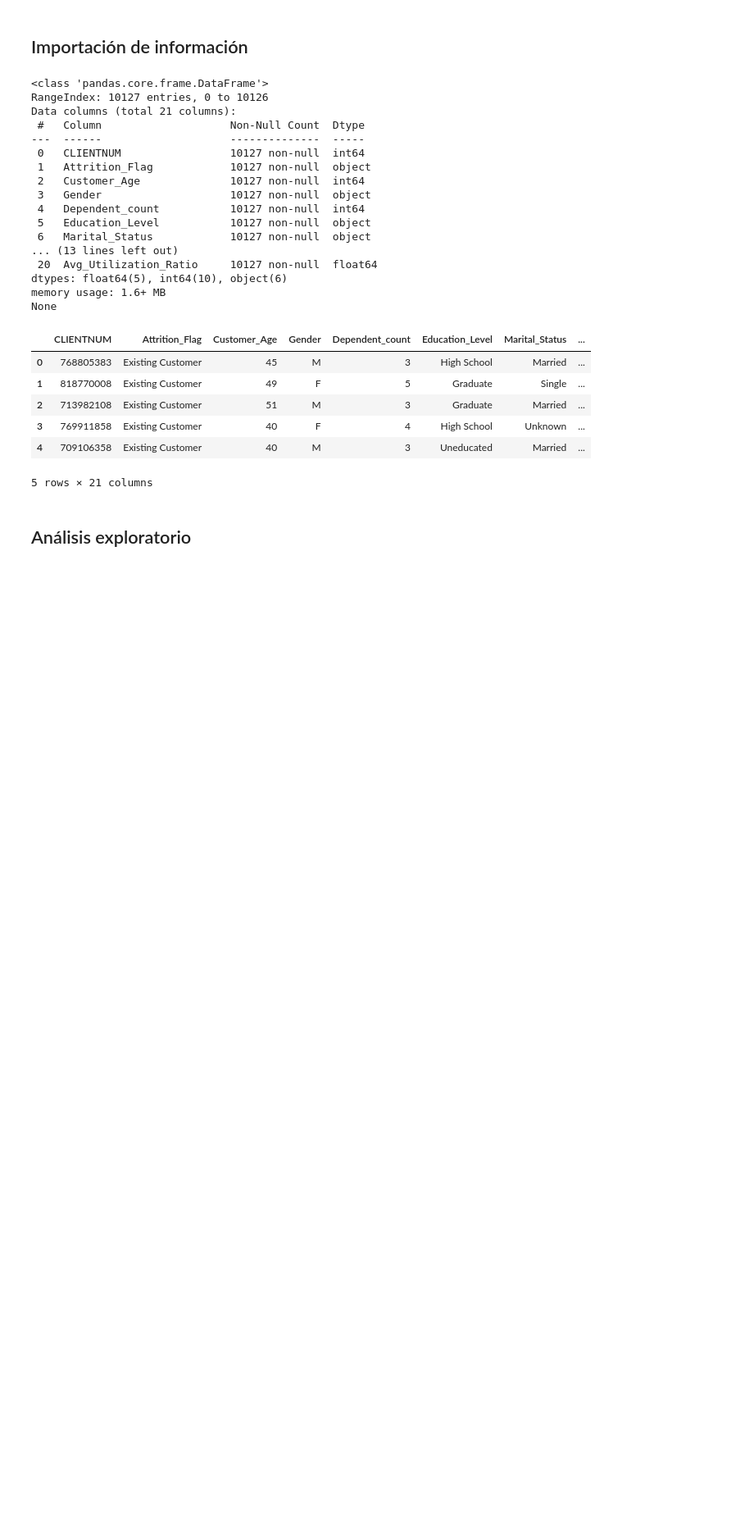
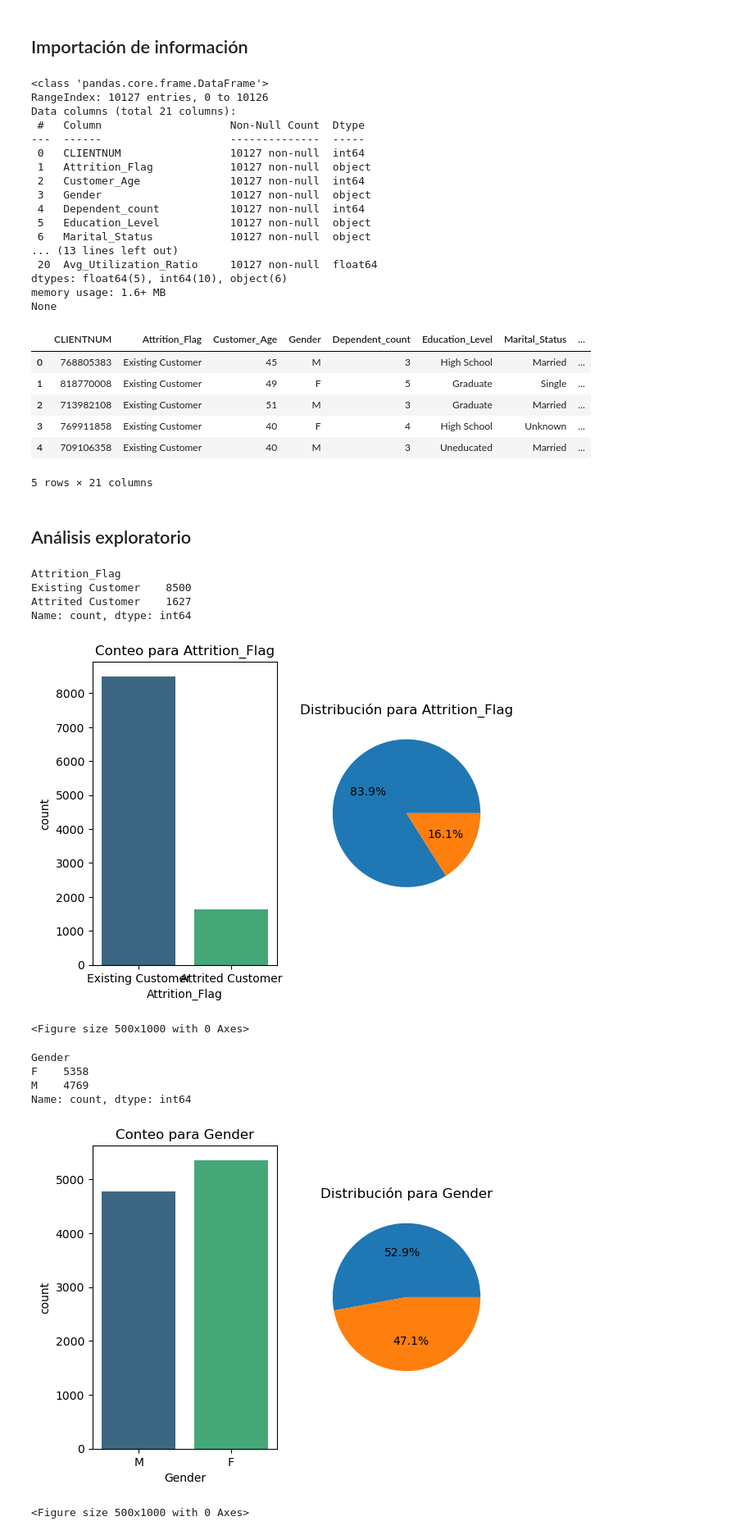
Before and after one commit to spulidov91/DSA_churn, a Jupyter notebook: Churn Project.ipynb, the cells around one changed output. Shown: that part at 82% size. Saved outputs shown, nothing was run; the diff lists cells and outputs as text; code cells hidden in the pictures; blank space fills up the shorter version.

Commit message:
Inserción de descripción de variables categóricas

```diff
--- a/Churn Project.ipynb
+++ b/Churn Project.ipynb
@@ -46,3 +46,30 @@ None
 5 rows × 21 columns
 # %% [markdown]
 ## Análisis exploratorio
+# %%
+#Descripción de variables categóricas
+for col in datos.columns:
+    if datos[col].dtype == 'object':
+        print(datos[col].value_counts() , "\n")
+
+        fig, ax = plt.subplots(1,2)
+        plt.figure(figsize=(5, 10))
+        sns.countplot(x =col, data=datos, palette='viridis', ax=ax[0])
+        ax[0].set_title(f'Conteo para {col}')
+
+        ax[1].pie(datos[col].value_counts(),autopct='%1.1f%%')
+        ax[1].set_title(f'Distribución para {col}')
+        plt.show()
+# %% [output]
+Attrition_Flag
+Existing Customer    8500
+Attrited Customer    1627
+Name: count, dtype: int64
+[figure, added]
+<Figure size 500x1000 with 0 Axes>
+Gender
+F    5358
+M    4769
+Name: count, dtype: int64
+[figure, added]
+<Figure size 500x1000 with 0 Axes>
```
Also changed, not shown: parts of 3 cells of this notebook.
